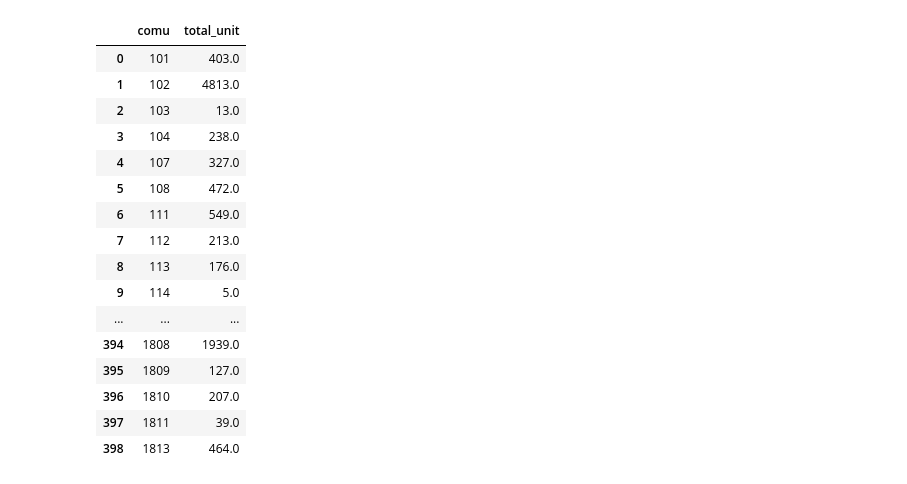
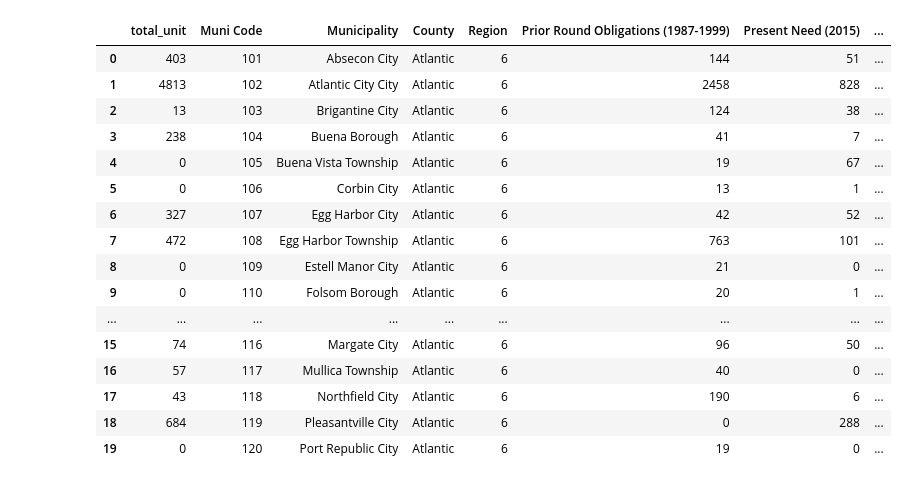
Before and after one commit to savanaben/affordable-housing-viz, a Jupyter notebook: filtering_housing.ipynb, the cells around one changed output. Saved outputs shown, nothing was run; the diff lists cells and outputs as text; code cells hidden in the pictures.

```diff
--- a/filtering_housing.ipynb
+++ b/filtering_housing.ipynb
@@ -1,12 +0,0 @@
-# %%
-
-import pandas as pd
-
-path = r"cape may.xlsx"
-df = pd.read_excel(path, header=1)
-df = df.dropna(axis=1, how='all')
-
-df = df[~df['o'].isin([0.1,0.2])]
-
-
-df.head(10)
@@ -61,55 +62,83 @@ result_df.head(100)
 # %%
 import pandas as pd
 import glob
+
+# NOTE SOME OF THE MUNI CODES MIGHT BE OFF BY 1 IN ORIGINAL SHEETS
+# NOTE right now the "total_units" of municipalities with no entry are set to "0". I don't actually know if they had zero units, or it is a hole in datasets.
 
 # set display options to show all rows
 pd.set_option('display.max_rows', None)
 
 # Define the path to the directory containing the Excel files
 path = r'source files'
 
 # Get a list of file names in the directory that end with .xlsx
 file_list = glob.glob(path + "/*.xlsx")
 
 # Create an empty list to hold the DataFrames
 df_list = []
 
 # Loop over the file names and read each file into a DataFrame
 for file in file_list:
     df = pd.read_excel(file, header=1)
     df = df.dropna(axis=1, how='all')
     df = df[~df['o'].isin([0.1,0.2, 0.3])]
 
 
     df['units'] = pd.to_numeric(df['units'], errors='coerce')
     df_list.append(df)
 
 # Concatenate the DataFrames into a single DataFrame
 combined_df = pd.concat(df_list)
 
 # Group the data by the "comu" column and sum the "unit" values
 sum_by_comu = combined_df.groupby('comu')['units'].sum()
 
 # Create a new DataFrame with the summed values
-result_df = pd.DataFrame({'comu': sum_by_comu.index.astype(int), 'total_unit': sum_by_comu.values})
+result_df = pd.DataFrame({'comu': sum_by_comu.index, 'total_unit': sum_by_comu.values})
 
+# Read in the other dataset with the "Muni Code" column
+other_df = pd.read_excel("jacobson files\simplified data 7.xlsx")
 
-result_df.head(600)
+# Merge the two datasets on the common columns "comu" and "Muni Code"
+merged_df = pd.merge(result_df, other_df, how='right', left_on='comu', right_on='Muni Code')
+
+# Fill in missing "total_unit" values with 0
+merged_df['total_unit'] = merged_df['total_unit'].fillna(0)
+
+# Convert the "total_unit" column to integers
+merged_df['total_unit'] = merged_df['total_unit'].astype(int)
+
+# Drop the "comu" column. can omit this code to see the column matching
+merged_df = merged_df.drop(columns=['comu'])
+
+# Read in the "settled towns and prosp need.xlsx" dataset
+settled_towns_df = pd.read_excel("jacobson files\settled towns and prosp need.xlsx", usecols=["Municode", "#s including VLA and Durational Adjustment"])
+settled_towns_df = settled_towns_df.rename(columns={"Municode": "Muni Code"})
+# settled_towns_df['Muni Code'] = settled_towns_df['Muni Code'].astype(int)
+
+# Merge the "settled_towns_df" with the "merged_df" using a left join
+merged_df = pd.merge(merged_df, settled_towns_df, how='left', on='Muni Code')
+
+# Fill in missing values in the "#s including VLA and Durational Adjustment" column with "no value"
+merged_df['#s including VLA and Durational Adjustment'] = merged_df['#s including VLA and Durational Adjustment'].fillna('unknown value')
+
+merged_df.head(20)
 # %% [output]
-|  | comu | total_unit |
-| 0 | 101 | 403.0 |
-| 1 | 102 | 4813.0 |
-| 2 | 103 | 13.0 |
-| 3 | 104 | 238.0 |
-| 4 | 107 | 327.0 |
-| 5 | 108 | 472.0 |
-| 6 | 111 | 549.0 |
-| 7 | 112 | 213.0 |
-| 8 | 113 | 176.0 |
-| 9 | 114 | 5.0 |
-| ... | ... | ... |
-| 394 | 1808 | 1939.0 |
-| 395 | 1809 | 127.0 |
-| 396 | 1810 | 207.0 |
-| 397 | 1811 | 39.0 |
-| 398 | 1813 | 464.0 |
+|  | total_unit | Muni Code | Municipality | County | Region | Prior Round Obligations (1987-1999) | Present Need (2015) | ... |
+| 0 | 403 | 101 | Absecon City | Atlantic | 6 | 144 | 51 | ... |
+| 1 | 4813 | 102 | Atlantic City City | Atlantic | 6 | 2458 | 828 | ... |
+| 2 | 13 | 103 | Brigantine City | Atlantic | 6 | 124 | 38 | ... |
+| 3 | 238 | 104 | Buena Borough | Atlantic | 6 | 41 | 7 | ... |
+| 4 | 0 | 105 | Buena Vista Township | Atlantic | 6 | 19 | 67 | ... |
+| 5 | 0 | 106 | Corbin City | Atlantic | 6 | 13 | 1 | ... |
+| 6 | 327 | 107 | Egg Harbor City | Atlantic | 6 | 42 | 52 | ... |
+| 7 | 472 | 108 | Egg Harbor Township | Atlantic | 6 | 763 | 101 | ... |
+| 8 | 0 | 109 | Estell Manor City | Atlantic | 6 | 21 | 0 | ... |
+| 9 | 0 | 110 | Folsom Borough | Atlantic | 6 | 20 | 1 | ... |
+| ... | ... | ... | ... | ... | ... | ... | ... | ... |
+| 15 | 74 | 116 | Margate City | Atlantic | 6 | 96 | 50 | ... |
+| 16 | 57 | 117 | Mullica Township | Atlantic | 6 | 40 | 0 | ... |
+| 17 | 43 | 118 | Northfield City | Atlantic | 6 | 190 | 6 | ... |
+| 18 | 684 | 119 | Pleasantville City | Atlantic | 6 | 0 | 288 | ... |
+| 19 | 0 | 120 | Port Republic City | Atlantic | 6 | 19 | 0 | ... |
```
Also changed, not shown: parts of 5 cells of this notebook, 7 other files.
